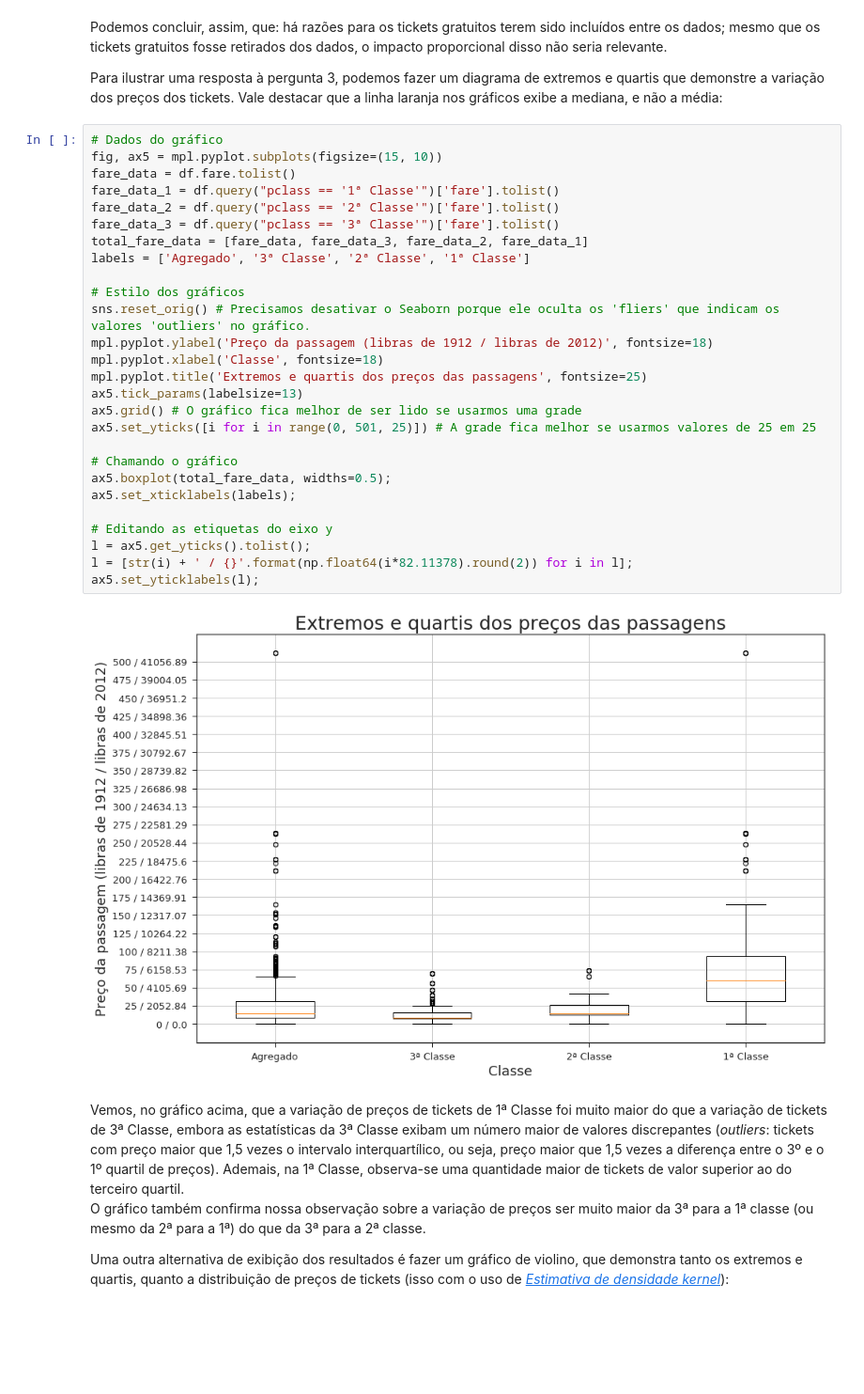
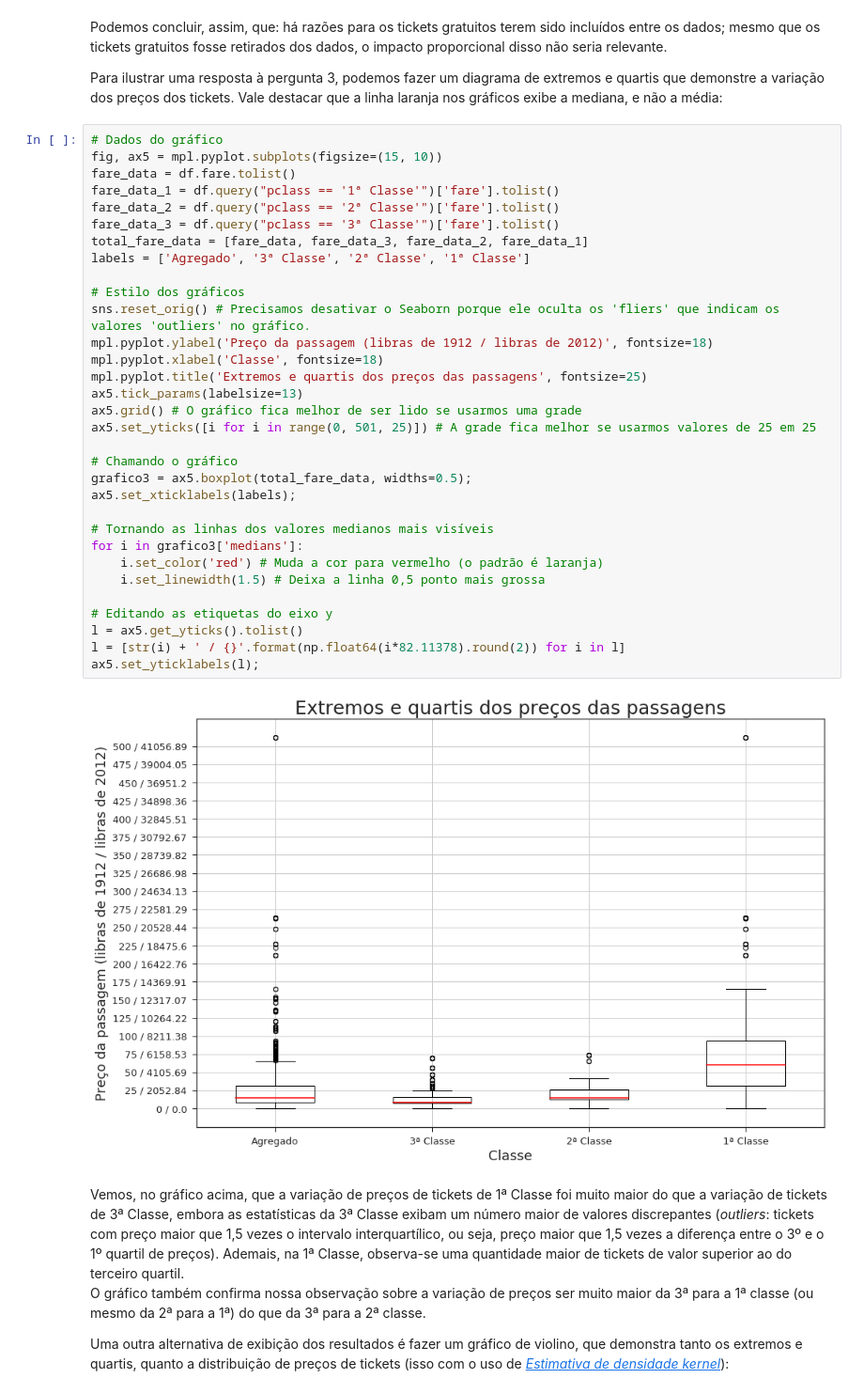
Before and after one commit to pedrohasantiago/udacity-titanic, a Jupyter notebook: analysis-report.ipynb, the cells around one changed output. Shown at 94% size. Saved outputs shown, nothing was run; the diff lists cells and outputs as text; blank space fills up the shorter version.

Commit message:
Pequenas alterações nos gráficos de preço
Cor da linha das medianas no gráfico de caixa e título do eixo y do gráfico violino.

```diff
--- a/analysis-report.ipynb
+++ b/analysis-report.ipynb
@@ -725,32 +723,37 @@ Para ilustrar uma resposta à pergunta 3, podemos fazer um diagrama de extremos
 # %%
 # Dados do gráfico
 fig, ax5 = mpl.pyplot.subplots(figsize=(15, 10))
 fare_data = df.fare.tolist()
 fare_data_1 = df.query("pclass == '1ª Classe'")['fare'].tolist()
 fare_data_2 = df.query("pclass == '2ª Classe'")['fare'].tolist()
 fare_data_3 = df.query("pclass == '3ª Classe'")['fare'].tolist()
 total_fare_data = [fare_data, fare_data_3, fare_data_2, fare_data_1]
 labels = ['Agregado', '3ª Classe', '2ª Classe', '1ª Classe']
 
 # Estilo dos gráficos
 sns.reset_orig() # Precisamos desativar o Seaborn porque ele oculta os 'fliers' que indicam os valores 'outliers' no gráfico.
 mpl.pyplot.ylabel('Preço da passagem (libras de 1912 / libras de 2012)', fontsize=18)
 mpl.pyplot.xlabel('Classe', fontsize=18)
 mpl.pyplot.title('Extremos e quartis dos preços das passagens', fontsize=25)
 ax5.tick_params(labelsize=13)
 ax5.grid() # O gráfico fica melhor de ser lido se usarmos uma grade
 ax5.set_yticks([i for i in range(0, 501, 25)]) # A grade fica melhor se usarmos valores de 25 em 25
 
 # Chamando o gráfico
-ax5.boxplot(total_fare_data, widths=0.5);
+grafico3 = ax5.boxplot(total_fare_data, widths=0.5);
 ax5.set_xticklabels(labels);
 
+# Tornando as linhas dos valores medianos mais visíveis
+for i in grafico3['medians']:
+    i.set_color('red') # Muda a cor para vermelho (o padrão é laranja)
+    i.set_linewidth(1.5) # Deixa a linha 0,5 ponto mais grossa
+
 # Editando as etiquetas do eixo y
-l = ax5.get_yticks().tolist();
-l = [str(i) + ' / {}'.format(np.float64(i*82.11378).round(2)) for i in l];
+l = ax5.get_yticks().tolist()
+l = [str(i) + ' / {}'.format(np.float64(i*82.11378).round(2)) for i in l]
 ax5.set_yticklabels(l);
 # %% [output]
-[figure, old version]
+[figure, new version]
 # %% [markdown]
 Vemos, no gráfico acima, que a variação de preços de tickets de 1ª Classe foi muito maior do que a variação de tickets de 3ª Classe, embora as estatísticas da 3ª Classe exibam um número maior de valores discrepantes (*outliers*: tickets com preço maior que 1,5 vezes o intervalo interquartílico, ou seja, preço maior que 1,5 vezes a diferença entre o 3º e o 1º quartil de preços). Ademais, na 1ª Classe, observa-se uma quantidade maior de tickets de valor superior ao do terceiro quartil.
 O gráfico também confirma nossa observação sobre a variação de preços ser muito maior da 3ª para a 1ª classe (ou mesmo da 2ª para a 1ª) do que da 3ª para a 2ª classe.
```
Also changed, not shown: parts of 3 cells of this notebook, 1 other file.
